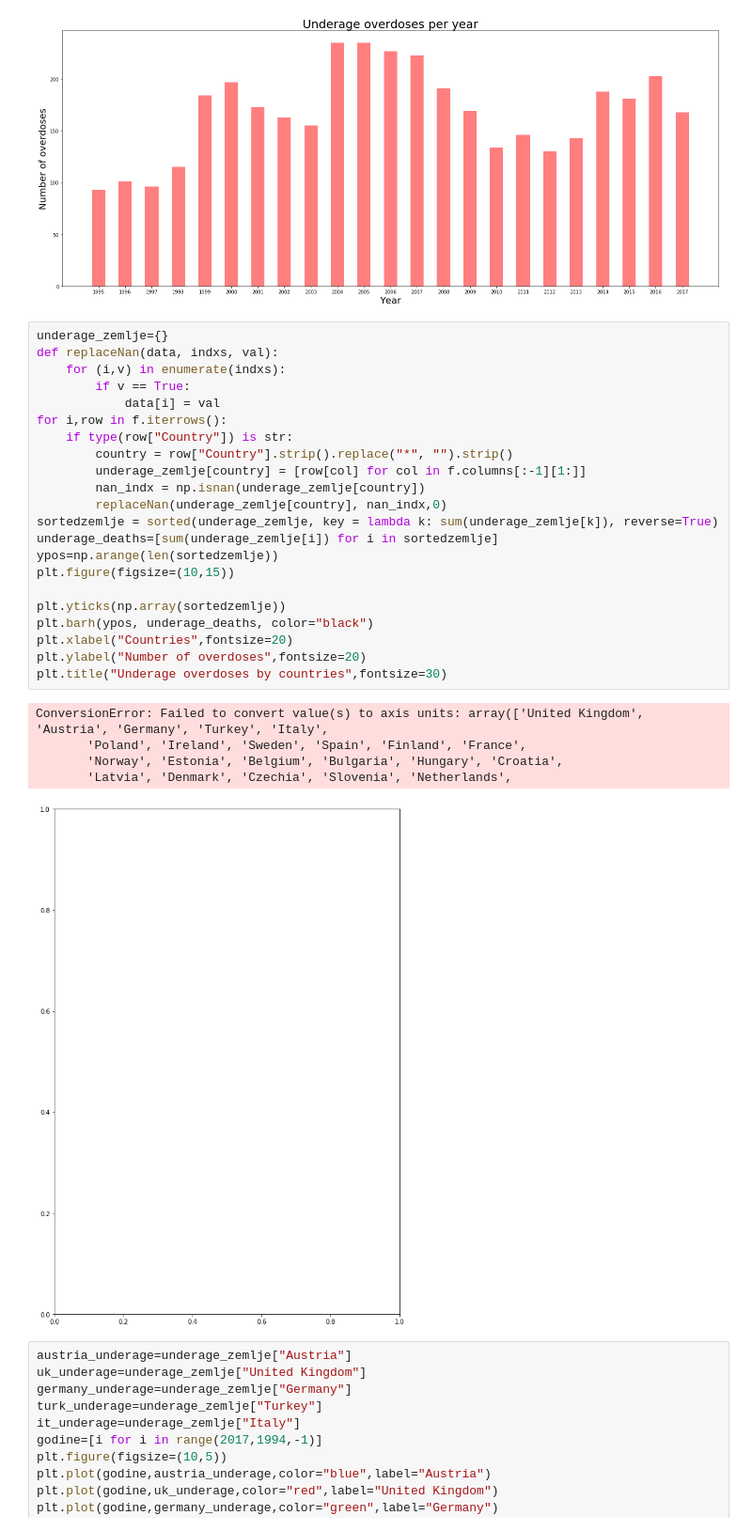
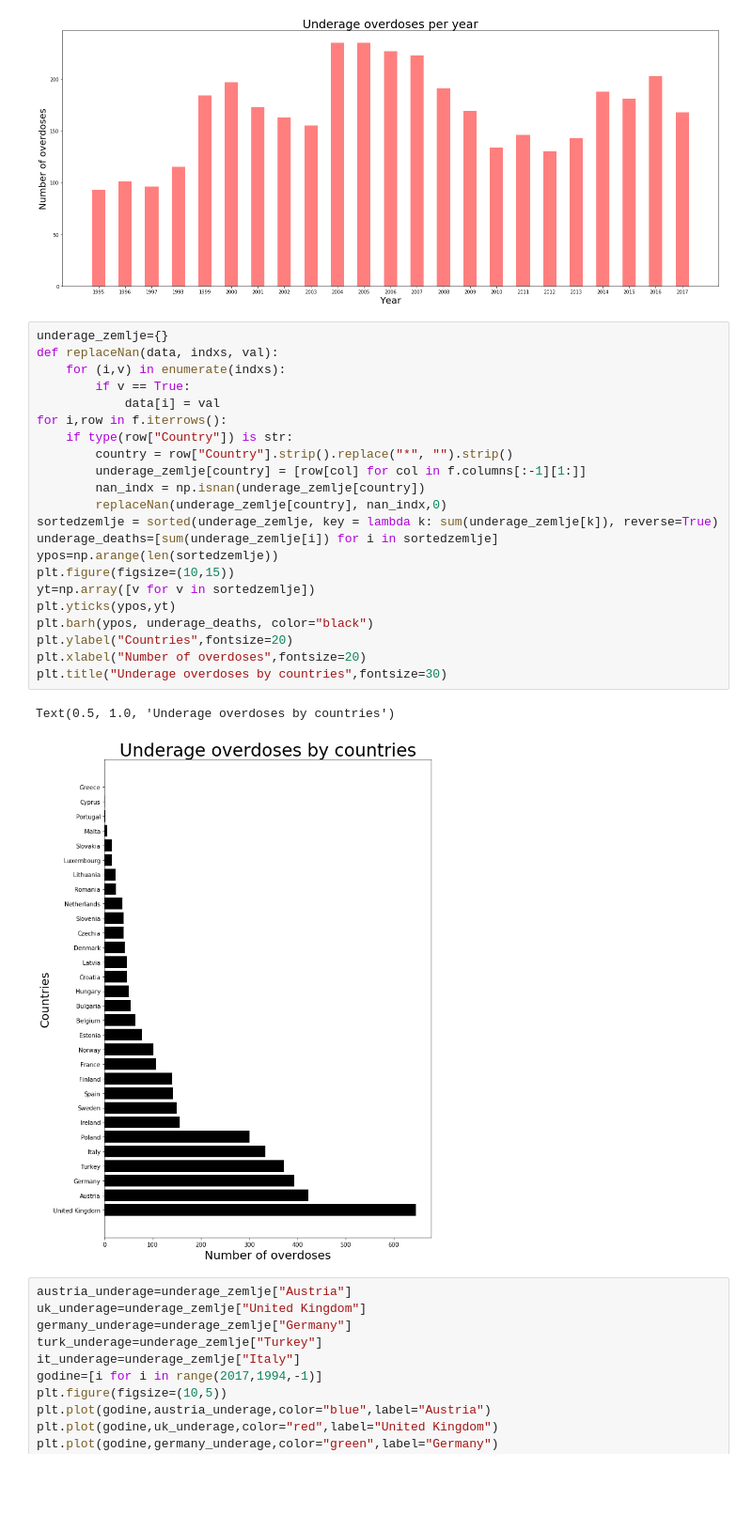
Before and after one commit to danilo1214/PR20ddpdjphv, a Jupyter notebook: Predrag.ipynb, the cells around one changed output. Shown: that part at 94% size. Drawn from its saved outputs; the diff is of its cells as text; blank space fills up the shorter version.

```diff
--- a/Predrag.ipynb
+++ b/Predrag.ipynb
@@ -28,31 +28,28 @@ Text(0.5, 1.0, 'Underage overdoses per year')
 # %%
 underage_zemlje={}
 def replaceNan(data, indxs, val):
     for (i,v) in enumerate(indxs):
         if v == True:
             data[i] = val
 for i,row in f.iterrows():
     if type(row["Country"]) is str:
         country = row["Country"].strip().replace("*", "").strip()
         underage_zemlje[country] = [row[col] for col in f.columns[:-1][1:]]
         nan_indx = np.isnan(underage_zemlje[country])
         replaceNan(underage_zemlje[country], nan_indx,0)
 sortedzemlje = sorted(underage_zemlje, key = lambda k: sum(underage_zemlje[k]), reverse=True)
 underage_deaths=[sum(underage_zemlje[i]) for i in sortedzemlje]
 ypos=np.arange(len(sortedzemlje))
 plt.figure(figsize=(10,15))
-
-plt.yticks(np.array(sortedzemlje))
+yt=np.array([v for v in sortedzemlje])
+plt.yticks(ypos,yt)
 plt.barh(ypos, underage_deaths, color="black")
-plt.xlabel("Countries",fontsize=20)
-plt.ylabel("Number of overdoses",fontsize=20)
+plt.ylabel("Countries",fontsize=20)
+plt.xlabel("Number of overdoses",fontsize=20)
 plt.title("Underage overdoses by countries",fontsize=30)
 # %% [output]
-ConversionError: Failed to convert value(s) to axis units: array(['United Kingdom', 'Austria', 'Germany', 'Turkey', 'Italy',
-       'Poland', 'Ireland', 'Sweden', 'Spain', 'Finland', 'France',
-       'Norway', 'Estonia', 'Belgium', 'Bulgaria', 'Hungary', 'Croatia',
-       'Latvia', 'Denmark', 'Czechia', 'Slovenia', 'Netherlands',
+Text(0.5, 1.0, 'Underage overdoses by countries')
-[figure, old version]
+[figure, new version]
 # %%
 austria_underage=underage_zemlje["Austria"]
 uk_underage=underage_zemlje["United Kingdom"]
```
